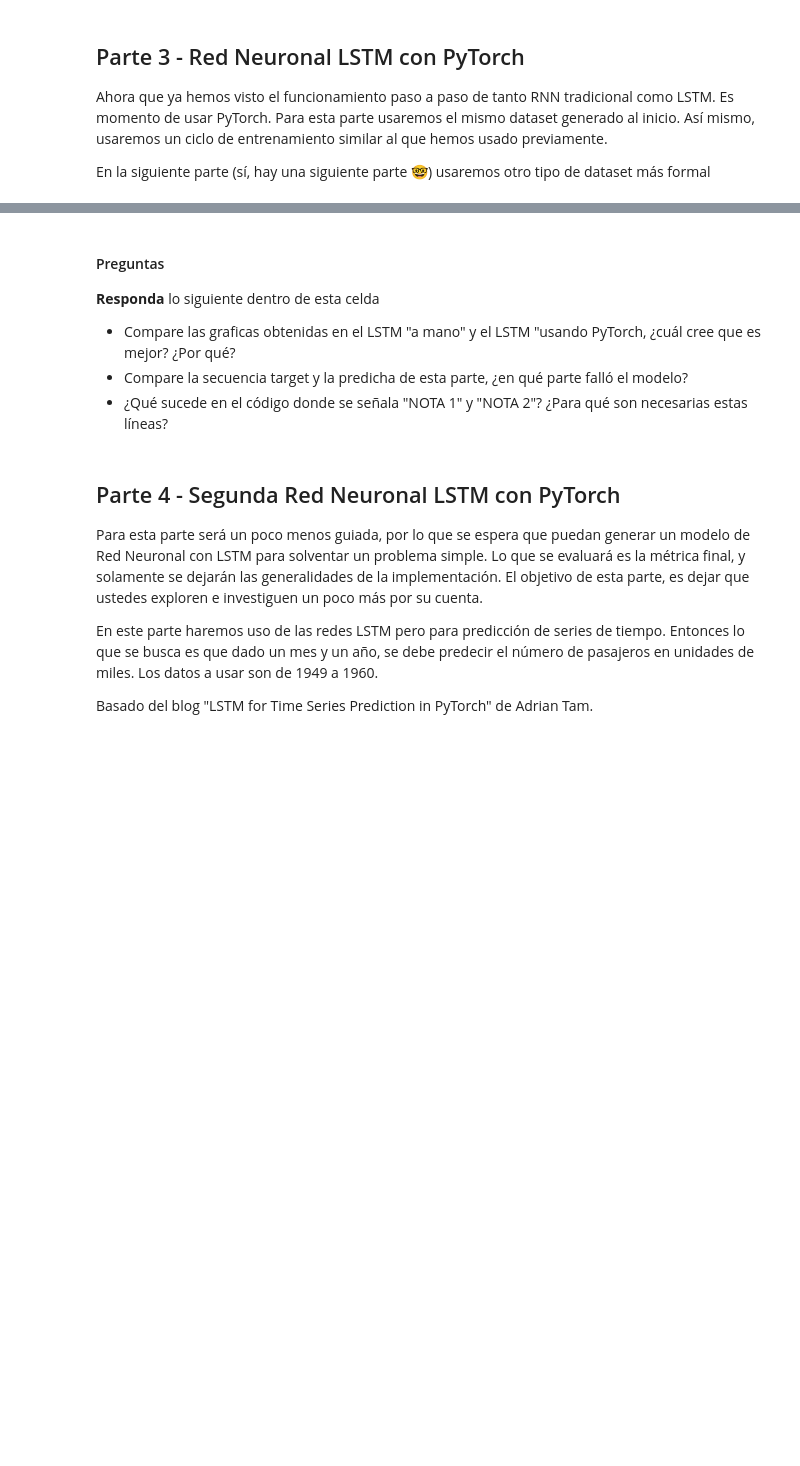
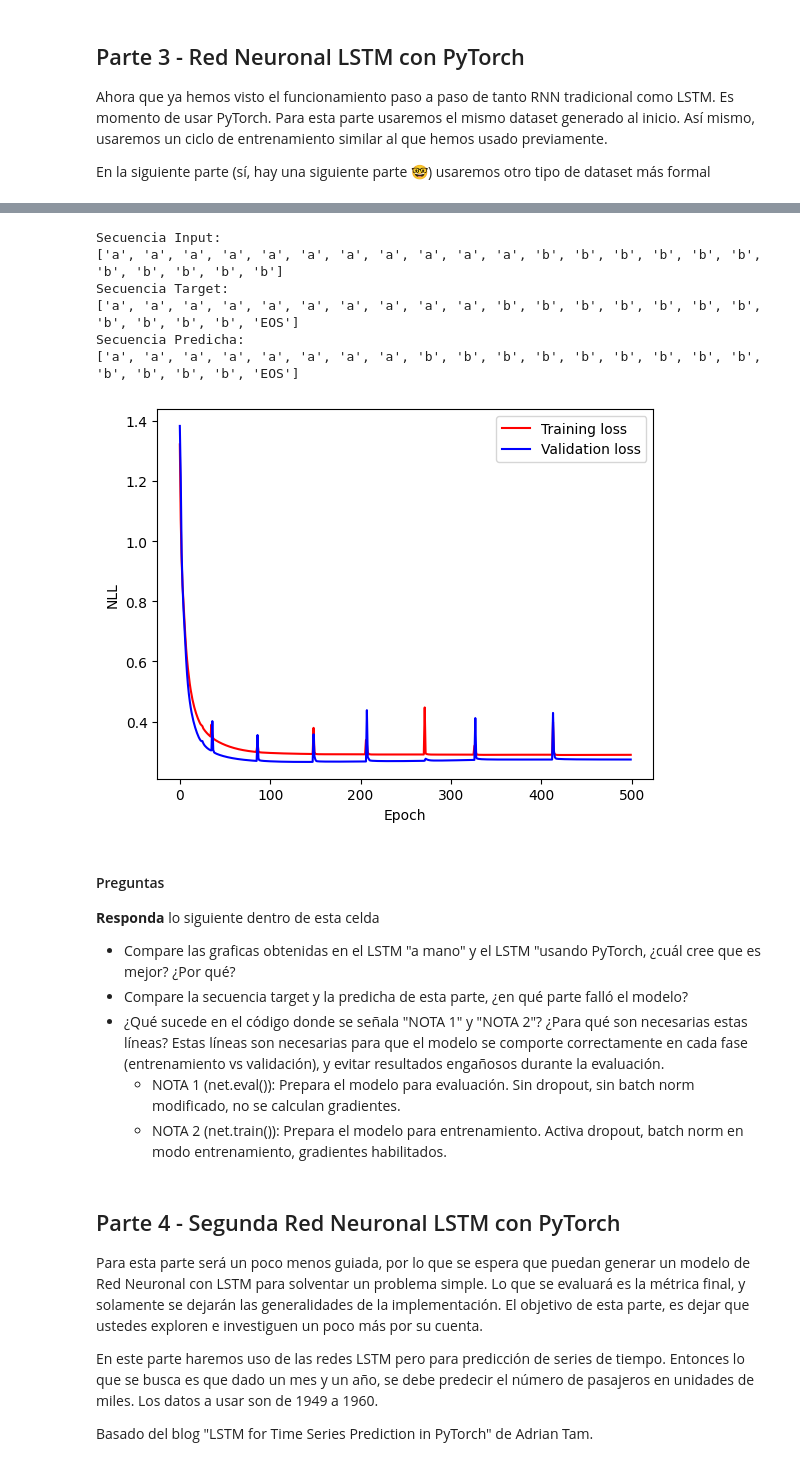
Before and after one commit to Fabiola-cc/Lab3_DeepLearning, a Jupyter notebook: lab3.ipynb, the cells around one changed output, grey strips where cells are left out. Saved outputs shown, nothing was run; the diff lists cells and outputs as text; code cells hidden in the pictures; blank space fills up the shorter version.

```diff
--- a/lab3.ipynb
+++ b/lab3.ipynb
@@ -1418,14 +1414,13 @@ class Net(nn.Module):
     def __init__(self):
         super(Net, self).__init__()
 
-        # Aprox 1-3 lineas de codigo para declarar una capa LSTM
-        # self.lstm =
-        # Hint: Esta tiene que tener el input_size del tamaño del vocabulario,
-        #     debe tener 50 hidden states (hidden_size)
-        #     una layer
-        #     y NO (False) debe ser bidireccional
-        # YOUR CODE HERE
-        raise NotImplementedError()
+        # Capa LSTM
+        self.lstm = nn.LSTM(
+            input_size=vocab_size,   # tamaño del vocabulario como entrada
+            hidden_size=50,          # 50 estados ocultos
+            num_layers=1,            # una sola capa
+            bidirectional=False      # no bidireccional
+        )
 
         # Layer de salida (output)
         self.l_out = nn.Linear(in_features=50,
@@ -1557,39 +1564,46 @@ with tick.marks(5):
 inputs, targets = test_set[1]
 
 # One-hot encode el input y el target
 inputs_one_hot = one_hot_encode_sequence(inputs, vocab_size)
 targets_idx = [word_to_idx[word] for word in targets]
 
 # Convertir el input a un tensor
 inputs_one_hot = torch.Tensor(inputs_one_hot)
 inputs_one_hot = inputs_one_hot.permute(0, 2, 1)
 
 # Convertir el target a un tensor
 targets_idx = torch.LongTensor(targets_idx)
 
-
-# Aprox 1 linea para el Forward
-# outputs =
-# YOUR CODE HERE
-raise NotImplementedError()
+# Forward
+outputs = net(inputs_one_hot)
 
 print("Secuencia Input:")
 print(inputs)
 
 print("Secuencia Target:")
 print(targets)
 
 print("Secuencia Predicha:")
-print([idx_to_word[np.argmax(output)] for output in outputs])
+predicted_indices = torch.argmax(outputs, dim=1)  # argmax sobre vocabulario
+predicted_words = [idx_to_word[i.item()] for i in predicted_indices]
+print(predicted_words)
 
 # Graficar la perdida en training y validacion
 epoch = np.arange(len(training_loss))
 plt.figure()
 plt.plot(epoch, training_loss, 'r', label='Training loss',)
 plt.plot(epoch, validation_loss, 'b', label='Validation loss')
 plt.legend()
 plt.xlabel('Epoch'), plt.ylabel('NLL')
 plt.show()
+# %% [output]
+Secuencia Input:
+['a', 'a', 'a', 'a', 'a', 'a', 'a', 'a', 'a', 'a', 'a', 'b', 'b', 'b', 'b', 'b', 'b', 'b', 'b', 'b', 'b', 'b']
+Secuencia Target:
+['a', 'a', 'a', 'a', 'a', 'a', 'a', 'a', 'a', 'a', 'b', 'b', 'b', 'b', 'b', 'b', 'b', 'b', 'b', 'b', 'b', 'EOS']
+Secuencia Predicha:
+['a', 'a', 'a', 'a', 'a', 'a', 'a', 'a', 'b', 'b', 'b', 'b', 'b', 'b', 'b', 'b', 'b', 'b', 'b', 'b', 'b', 'EOS']
+[figure, added]
 # %% [markdown]
 #### Preguntas
 
@@ -1598,6 +1612,9 @@ plt.show()
 * Compare las graficas obtenidas en el LSTM "a mano" y el LSTM "usando PyTorch, ¿cuál cree que es mejor? ¿Por qué?
 * Compare la secuencia target y la predicha de esta parte, ¿en qué parte falló el modelo?
 * ¿Qué sucede en el código donde se señala "NOTA 1" y "NOTA 2"? ¿Para qué son necesarias estas líneas?
+ Estas líneas son necesarias para que el modelo se comporte correctamente en cada fase (entrenamiento vs validación), y evitar resultados engañosos durante la evaluación.
+    - NOTA 1 (net.eval()): Prepara el modelo para evaluación. Sin dropout, sin batch norm modificado, no se calculan gradientes.
+    - NOTA 2 (net.train()): Prepara el modelo para entrenamiento. Activa dropout, batch norm en modo entrenamiento, gradientes habilitados.
 # %% [markdown]
 ## Parte 4 - Segunda Red Neuronal LSTM con PyTorch
 
```
Also changed, not shown: parts of 6 cells of this notebook.
